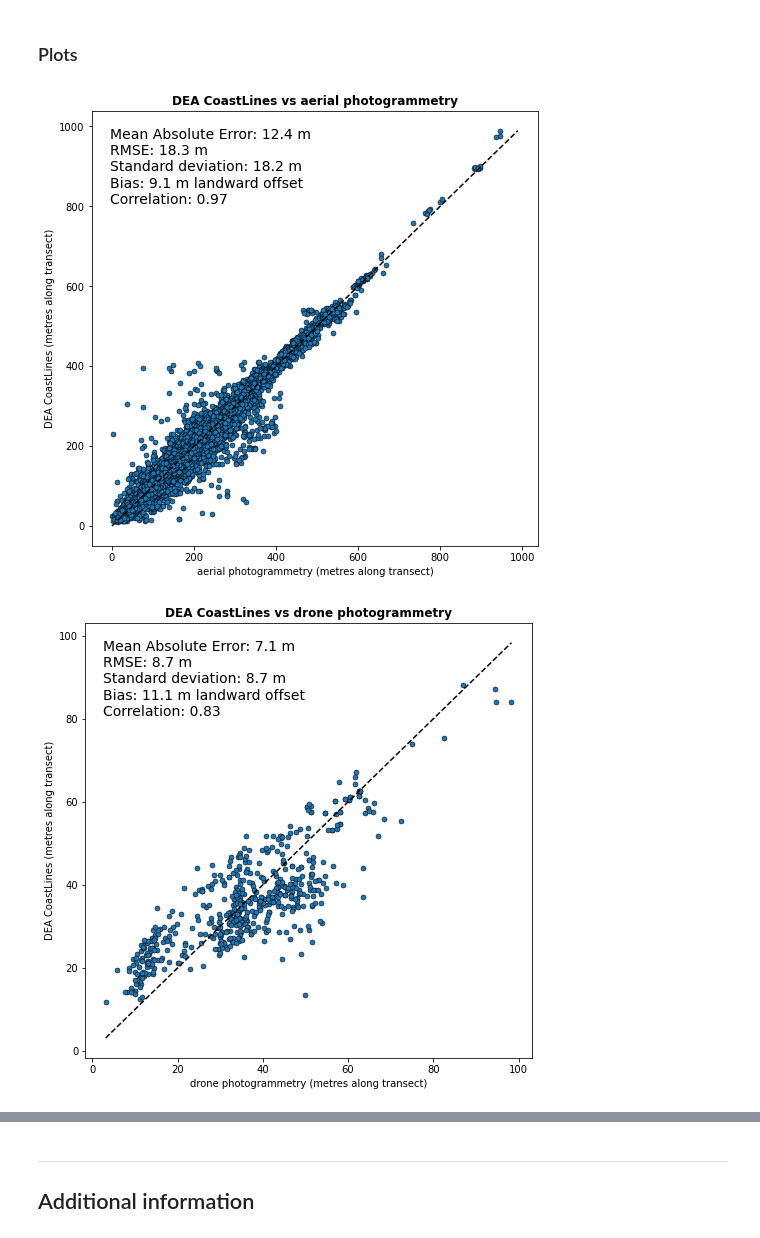
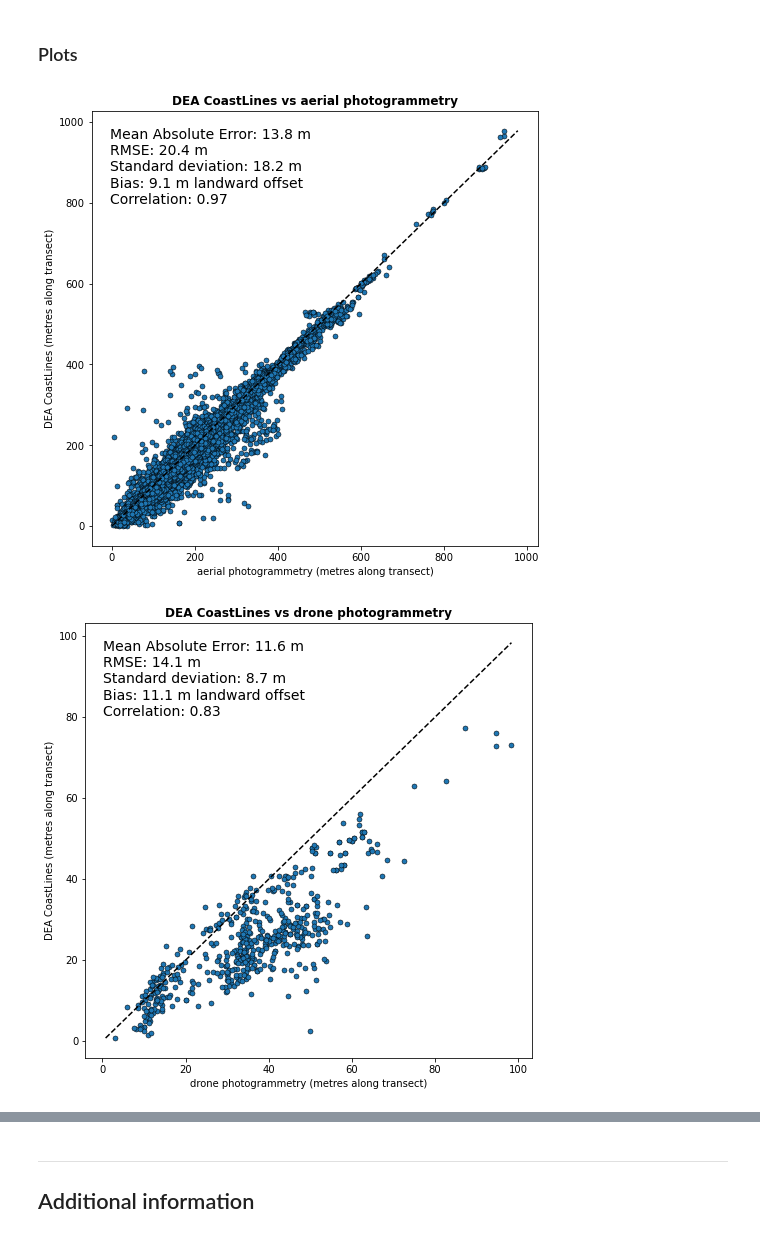
Before and after one commit to GeoscienceAustralia/dea-coastlines, a Jupyter notebook: validation/DEACoastlines_validation.ipynb, the cells around one changed output, grey strips where cells are left out. Cells and saved outputs as stored; diff of their text form; code cells hidden in the pictures.

```diff
--- a/validation/DEACoastlines_validation.ipynb
+++ b/validation/DEACoastlines_validation.ipynb
@@ -332,4 +347,6 @@ stats_df.head()
 ### Plot and analyse results
 # %%
 # Read in results
-stats_df = pd.read_csv('deacl_all_results.csv', index_col='id').drop('Unnamed: 0', axis=1)
+stats_df = pd.read_csv('deacl_all_results.csv', index_col='id')
+# stats_df = stats_df.rename({'diff_dist': 'error_m'}, axis=1)
+stats_df.head()
@@ -453,14 +462,12 @@ def val_plot(df,
 
     # Copy data and apply offset
     df = df.copy()
-    df['deacl_dist'] += offset
+    df['error_m'] += offset
 
     # Compute stats
-    mae = mean_absolute_error(df.val_dist, df.deacl_dist)
-    rmse = mean_squared_error(df.val_dist, df.deacl_dist) ** 0.5
-    stdev = df[["diff_dist"]].std().iloc[0]
-    corr = df[["val_dist", "deacl_dist"]].corr().iloc[0, 1]
-    bias = df[["diff_dist"]].mean().iloc[0]
+    n, mae, rmse, stdev, corr, bias = deacl_val_stats(
+        val_dist=df.val_dist,
+        deacl_dist=df.deacl_dist)
     offset_str = 'landward offset' if bias > 0 else 'ocean-ward offset'
 
     if scatter:
@@ -584,32 +591,32 @@ def val_plot(df,
         # Simplify titles
         g.set_titles(row_template='{row_name}',
                      col_template='{col_name}')
 
         # Customise legend
         g._legend.texts[0].set_text("")
         g._legend.set_bbox_to_anchor(time_legend_pos)
 
         # Export to file
         g.savefig(f"{title}_time_offset{offset:.1f}.png", dpi=300)
 
     return pd.Series({'Mean Absolute Error': mae,
                     f'RMSE': rmse,
                     f'Standard deviation': stdev,
                     f'Bias': f'{bias:.1f} m {offset_str}',
                     f'Correlation': corr})
 
 for i, sub in stats_subset.groupby('source'):
 
     # Run analysis
     g = val_plot(df=sub,  # stats_subset,
                  title=i.replace('/', '-'),
                  scatter=True,
                  density=False,
                  time=False,
                  time_stat='median',
                  time_legend_pos=[0.67, 0.11],
                  offset=0,
                  extent=(0, 1000))
 # %% [output]
-[figure, old version]
+[figure, new version]
-[figure, old version]
+[figure, new version]
```
Also changed, not shown: parts of 25 cells of this notebook, 1 other file.
